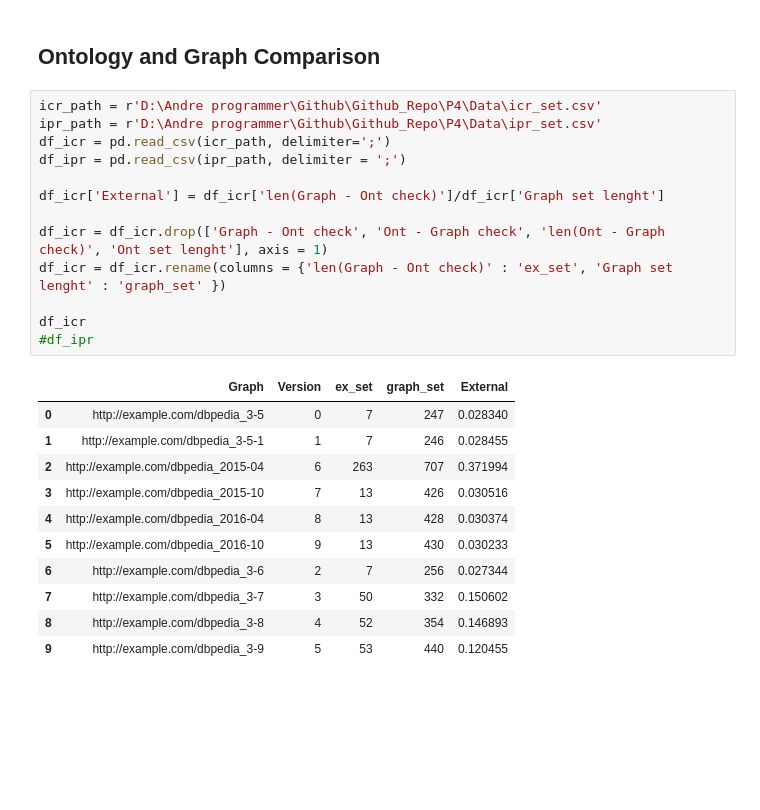
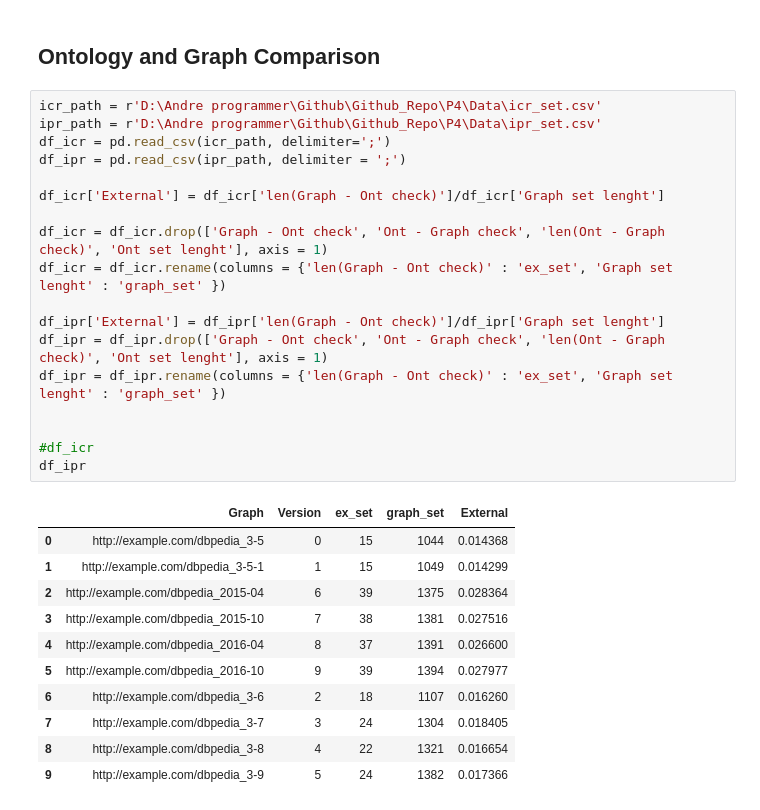
Before and after one commit to EBrandDV/P4, a Jupyter notebook: Daniel/analysis.ipynb, the cells around one changed output. Drawn from its saved outputs; the diff is of its cells as text; blank space fills up the shorter version.

```diff
--- a/Daniel/analysis.ipynb
+++ b/Daniel/analysis.ipynb
@@ -63,25 +77,30 @@ qual_plots(q_df)
 # %%
 icr_path = r'D:\Andre programmer\Github\Github_Repo\P4\Data\icr_set.csv'
 ipr_path = r'D:\Andre programmer\Github\Github_Repo\P4\Data\ipr_set.csv'
 df_icr = pd.read_csv(icr_path, delimiter=';')
 df_ipr = pd.read_csv(ipr_path, delimiter = ';')
 
 df_icr['External'] = df_icr['len(Graph - Ont check)']/df_icr['Graph set lenght']
 
 df_icr = df_icr.drop(['Graph - Ont check', 'Ont - Graph check', 'len(Ont - Graph check)', 'Ont set lenght'], axis = 1)
 df_icr = df_icr.rename(columns = {'len(Graph - Ont check)' : 'ex_set', 'Graph set lenght' : 'graph_set' })
 
-df_icr
-#df_ipr
+df_ipr['External'] = df_ipr['len(Graph - Ont check)']/df_ipr['Graph set lenght']
+df_ipr = df_ipr.drop(['Graph - Ont check', 'Ont - Graph check', 'len(Ont - Graph check)', 'Ont set lenght'], axis = 1)
+df_ipr = df_ipr.rename(columns = {'len(Graph - Ont check)' : 'ex_set', 'Graph set lenght' : 'graph_set' })
+
+
+#df_icr
+df_ipr
 # %% [output]
 |  | Graph | Version | ex_set | graph_set | External |
-| 0 | http://example.com/dbpedia_3-5 | 0 | 7 | 247 | 0.028340 |
-| 1 | http://example.com/dbpedia_3-5-1 | 1 | 7 | 246 | 0.028455 |
-| 2 | http://example.com/dbpedia_2015-04 | 6 | 263 | 707 | 0.371994 |
-| 3 | http://example.com/dbpedia_2015-10 | 7 | 13 | 426 | 0.030516 |
-| 4 | http://example.com/dbpedia_2016-04 | 8 | 13 | 428 | 0.030374 |
-| 5 | http://example.com/dbpedia_2016-10 | 9 | 13 | 430 | 0.030233 |
-| 6 | http://example.com/dbpedia_3-6 | 2 | 7 | 256 | 0.027344 |
-| 7 | http://example.com/dbpedia_3-7 | 3 | 50 | 332 | 0.150602 |
-| 8 | http://example.com/dbpedia_3-8 | 4 | 52 | 354 | 0.146893 |
-| 9 | http://example.com/dbpedia_3-9 | 5 | 53 | 440 | 0.120455 |
+| 0 | http://example.com/dbpedia_3-5 | 0 | 15 | 1044 | 0.014368 |
+| 1 | http://example.com/dbpedia_3-5-1 | 1 | 15 | 1049 | 0.014299 |
+| 2 | http://example.com/dbpedia_2015-04 | 6 | 39 | 1375 | 0.028364 |
+| 3 | http://example.com/dbpedia_2015-10 | 7 | 38 | 1381 | 0.027516 |
+| 4 | http://example.com/dbpedia_2016-04 | 8 | 37 | 1391 | 0.026600 |
+| 5 | http://example.com/dbpedia_2016-10 | 9 | 39 | 1394 | 0.027977 |
+| 6 | http://example.com/dbpedia_3-6 | 2 | 18 | 1107 | 0.016260 |
+| 7 | http://example.com/dbpedia_3-7 | 3 | 24 | 1304 | 0.018405 |
+| 8 | http://example.com/dbpedia_3-8 | 4 | 22 | 1321 | 0.016654 |
+| 9 | http://example.com/dbpedia_3-9 | 5 | 24 | 1382 | 0.017366 |
```
Also changed, not shown: parts of 2 cells of this notebook, 3 other files.
